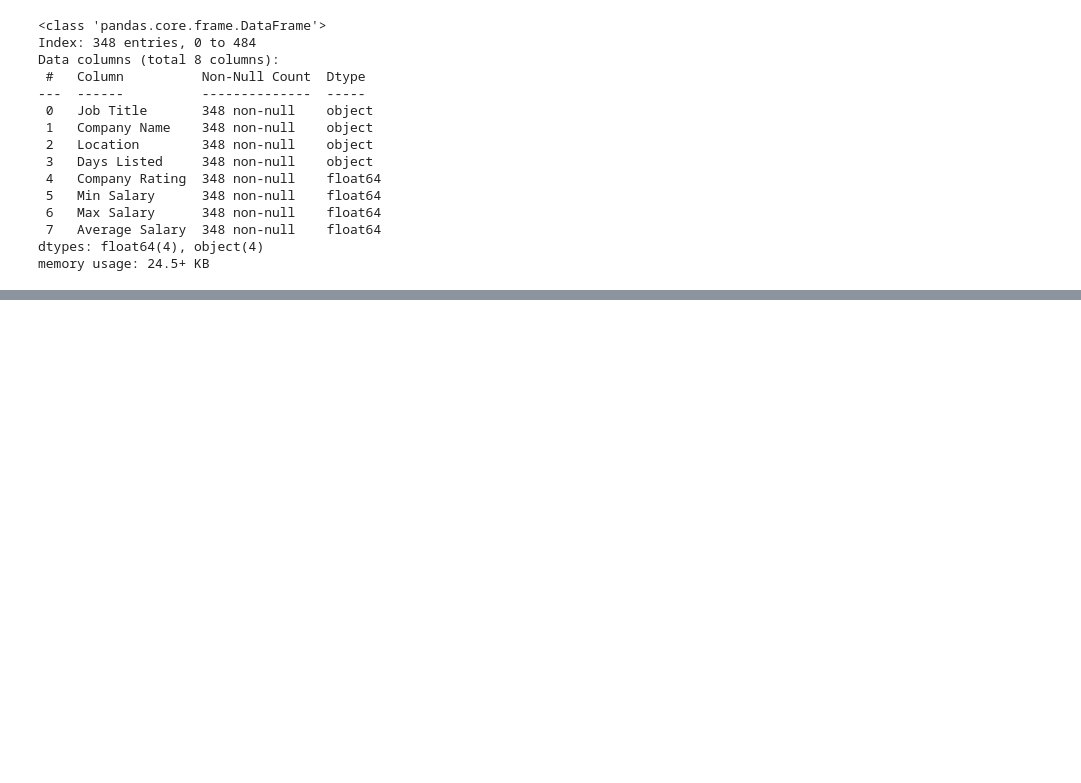
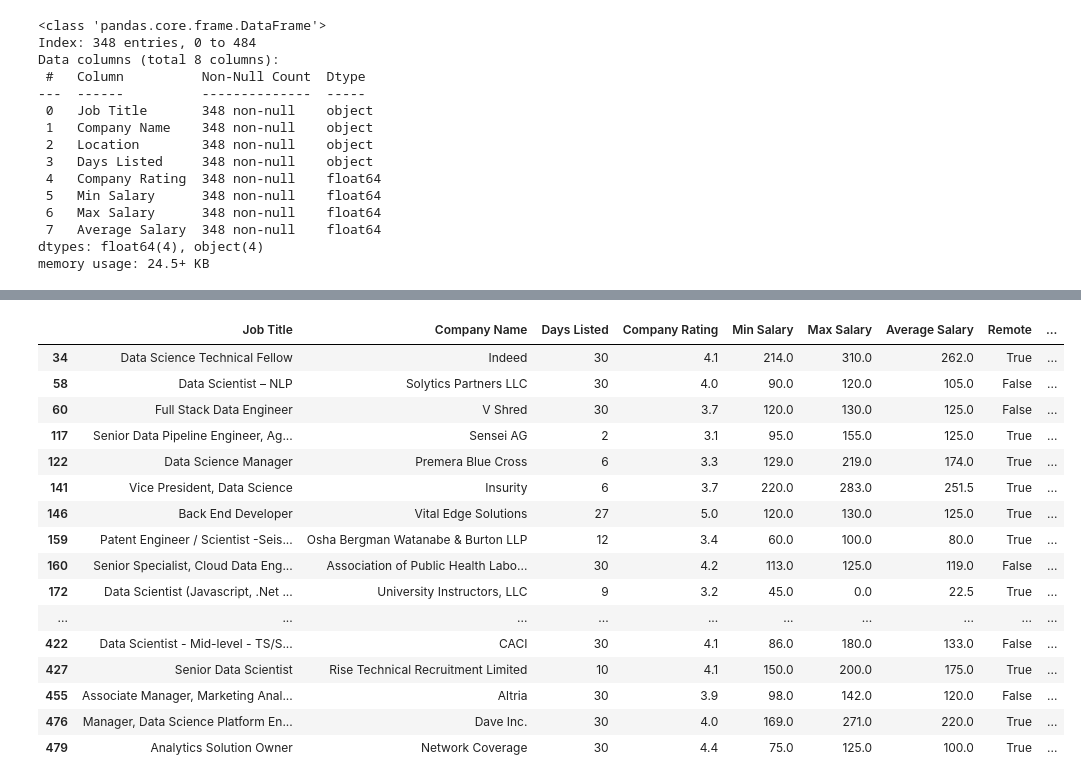
Before and after one commit to Robotrousers/Project3_JobsAnalysis, a Jupyter notebook: data_job_market.ipynb, the cells around one changed output, grey strips where cells are left out. Saved outputs shown, nothing was run; the diff lists cells and outputs as text; code cells hidden in the pictures; blank space fills up the shorter version.

```diff
--- a/data_job_market.ipynb
+++ b/data_job_market.ipynb
@@ -178,0 +198,21 @@ clean_df.head()
+# %%
+check_df=clean_df[clean_df['State'].isnull()]
+check_df
+# %% [output]
+|  | Job Title | Company Name | Days Listed | Company Rating | Min Salary | Max Salary | Average Salary | Remote | ... |
+| 34 | Data Science Technical Fellow | Indeed | 30 | 4.1 | 214.0 | 310.0 | 262.0 | True | ... |
+| 58 | Data Scientist – NLP | Solytics Partners LLC | 30 | 4.0 | 90.0 | 120.0 | 105.0 | False | ... |
+| 60 | Full Stack Data Engineer | V Shred | 30 | 3.7 | 120.0 | 130.0 | 125.0 | False | ... |
+| 117 | Senior Data Pipeline Engineer, Ag... | Sensei AG | 2 | 3.1 | 95.0 | 155.0 | 125.0 | True | ... |
+| 122 | Data Science Manager | Premera Blue Cross | 6 | 3.3 | 129.0 | 219.0 | 174.0 | True | ... |
+| 141 | Vice President, Data Science | Insurity | 6 | 3.7 | 220.0 | 283.0 | 251.5 | True | ... |
+| 146 | Back End Developer | Vital Edge Solutions | 27 | 5.0 | 120.0 | 130.0 | 125.0 | True | ... |
+| 159 | Patent Engineer / Scientist -Seis... | Osha Bergman Watanabe & Burton LLP | 12 | 3.4 | 60.0 | 100.0 | 80.0 | True | ... |
+| 160 | Senior Specialist, Cloud Data Eng... | Association of Public Health Labo... | 30 | 4.2 | 113.0 | 125.0 | 119.0 | False | ... |
+| 172 | Data Scientist (Javascript, .Net ... | University Instructors, LLC | 9 | 3.2 | 45.0 | 0.0 | 22.5 | True | ... |
+| ... | ... | ... | ... | ... | ... | ... | ... | ... | ... |
+| 422 | Data Scientist - Mid-level - TS/S... | CACI | 30 | 4.1 | 86.0 | 180.0 | 133.0 | False | ... |
+| 427 | Senior Data Scientist | Rise Technical Recruitment Limited | 10 | 4.1 | 150.0 | 200.0 | 175.0 | True | ... |
+| 455 | Associate Manager, Marketing Anal... | Altria | 30 | 3.9 | 98.0 | 142.0 | 120.0 | False | ... |
+| 476 | Manager, Data Science Platform En... | Dave Inc. | 30 | 4.0 | 169.0 | 271.0 | 220.0 | True | ... |
+| 479 | Analytics Solution Owner | Network Coverage | 30 | 4.4 | 75.0 | 125.0 | 100.0 | True | ... |
```
Also changed, not shown: parts of 4 cells of this notebook.
